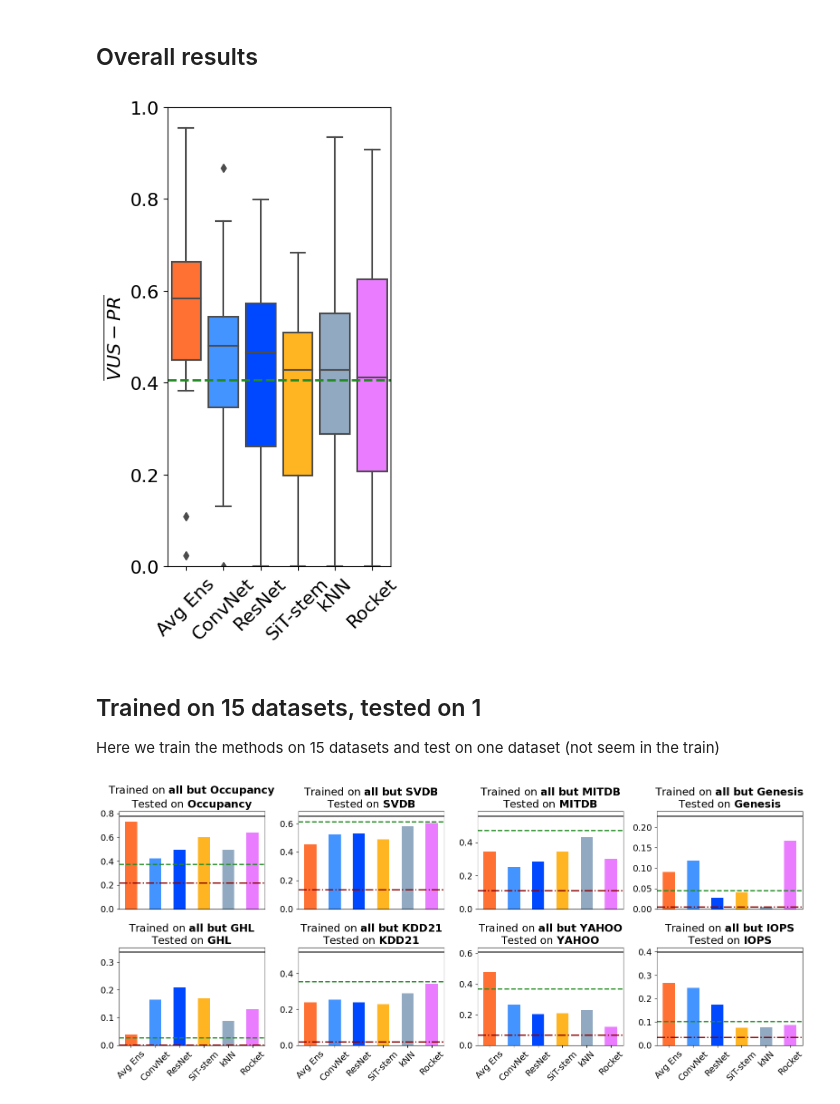
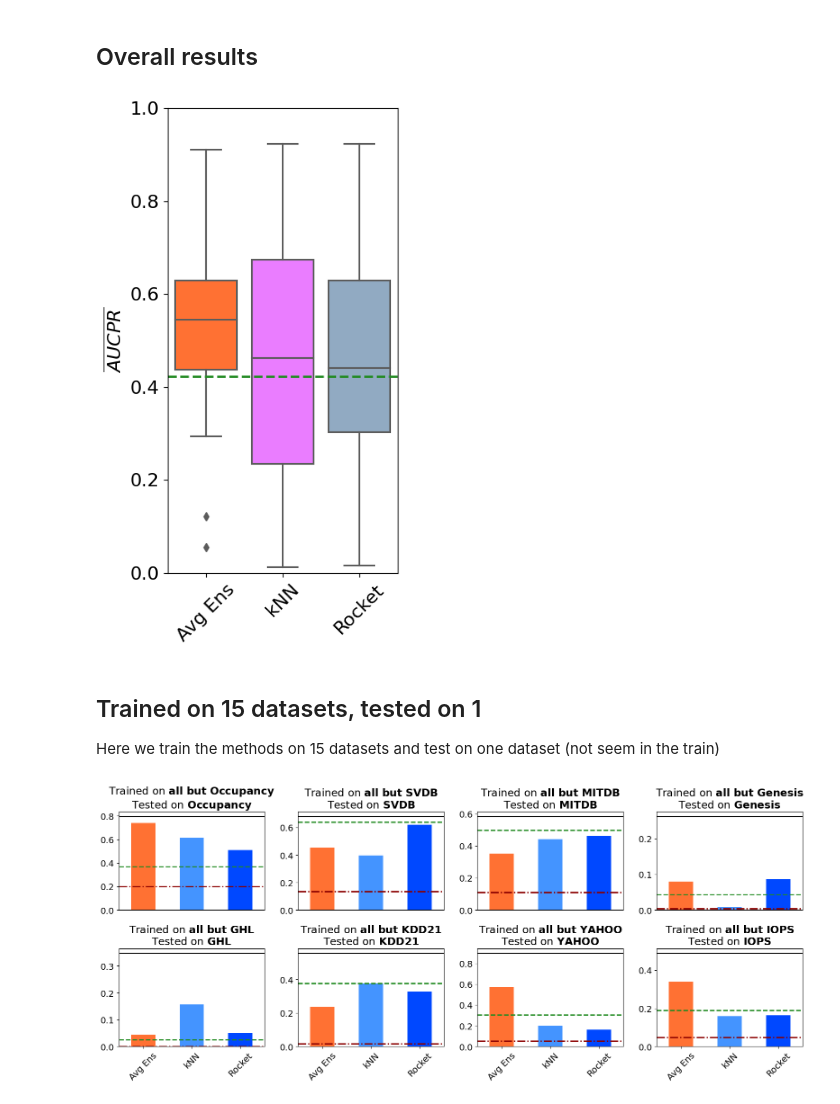
Before and after one commit to boniolp/MSAD, a Jupyter notebook: experiments/accuracy_analysis/unsupervised_evaluation.ipynb, the cells around one changed output. Cells and saved outputs as stored; diff of their text form; code cells hidden in the pictures.

Commit message:
unsuper repro

```diff
--- a/experiments/accuracy_analysis/unsupervised_evaluation.ipynb
+++ b/experiments/accuracy_analysis/unsupervised_evaluation.ipynb
@@ -29,28 +29,32 @@ methods_colors = {
 
 Please select a measure for the analysis. You can choose between VUS_PR and AUC_PR.
 # %%
-measure_name = 'VUS_PR'
+measure_name = 'AUC_PR'
 test_size = 1
 
 # Uncomment this command and all plt.savefig(...) commands to save the generated figures
 # figure_path = 'dummy/path/{}.svg'
 
-all_method_score = ['convnet_default_128_score',
-             'resnet_default_1024_score',
-             'rocket_128_score',
-             'knn_1024_score',
-             'sit_stem_original_512_score',
-             'Avg Ens']
+all_method_score = [
+#     'convnet_default_128_score',
+#     'resnet_default_1024_score',
+#     'sit_stem_original_512_score',
+    'rocket_128_score',
+    'knn_1024_score',
+    'Avg Ens',
+]
 
-all_method_score_name = ['convnet',
-             'resnet',
-             'rocket',
-             'knn',
-             'sit_stem',
-             'Avg Ens']
+all_method_score_name = [
+#     'convnet',
+#     'resnet',
+#     'sit_stem',
+    'rocket',
+    'knn',
+    'Avg Ens',
+]
 # %%
 def read_df(measure_name,test_size,split_number):
-    df = pd.read_csv('../../results/unsupervised_results/{}/testsize_{}_split_{}.csv'.format(measure_name,test_size,split_number))
+    df = pd.read_csv('../../results/unsupervised_results/{}/current_testsize_{}_split_{}.csv'.format(measure_name,test_size,split_number))
     df = df.rename(columns={'Unnamed: 0':'filename'})
     df = df.set_index('filename')
     return df
@@ -97,6 +101,7 @@ template_names = {
     'rocket': "Rocket",
     'knn': "kNN",
     'sit_stem': "SiT-stem",
+    'AUC_PR': 'AUC PR'
 }
 
 final_names = {}
@@ -113,40 +118,49 @@ for length in all_length:
 # %%
 all_dataset = []
 all_methods = None
+curr_names = [
+    'Avg Ens',
+#     'convnet',
+#     'resnet',
+#     'sit_stem',
+    'knn',
+    'rocket'
+]
+
 for split_number in range(16):
     df = read_df(measure_name, test_size, split_number)
     all_dataset.append(df.index[0].split('/')[0])
     all_methods = list(df[all_method_score + ['Oracle', 'best_ad_train', 'worst_ad_test']].mean().index)
 
 df_transfer_res = pd.DataFrame(index=all_dataset, columns=all_methods)
 for split_number in range(16):
     df = read_df(measure_name, test_size, split_number)
     for method in all_methods:
         df_transfer_res.at[df.index[0].split('/')[0], method] = df[method].mean()
 
 df_to_plot = df_transfer_res[all_method_score].subtract(df_transfer_res['worst_ad_test'], axis=0).div(df_transfer_res['Oracle'] - df_transfer_res['worst_ad_test'], axis=0)
 
 order = list(df_to_plot.median().sort_values().index)[::-1]
 
 plt.rcParams.update({'font.size': 16})
 
 my_pal = {"Avg Ens": methods_colors["avg_ens"], "convnet_default_128_score": methods_colors["conv"], "resnet_default_1024_score": methods_colors["conv_2"], 'knn_1024_score': methods_colors["feature_based"], 'rocket_128_score': methods_colors["rocket"], 'sit_stem_original_512_score': methods_colors["sit"]}
-names_graph = [final_names[x] for x in ['Avg Ens', 'convnet', 'resnet', 'sit_stem', 'knn', 'rocket']]
+names_graph = [final_names[x] for x in curr_names]
 
 plt.figure(figsize=(4, 7))
 sns.boxplot(df_to_plot, order=order, palette=my_pal, saturation=1)
 plt.xticks(list(range(len(names_graph))), names_graph, rotation=45)
 plt.ylim(0, 1)
 plt.ylabel(r"$\overline{" + final_names[measure_name] + "}$")
 
 plt.axhline(df_transfer_res['best_ad_train'].subtract(df_transfer_res['worst_ad_test'], axis=0).div(df_transfer_res['Oracle'] - df_transfer_res['worst_ad_test'], axis=0).mean(), linestyle='--', linewidth=2, color=methods_colors['best_ad_train'])
 
 plt.tight_layout()
 # plt.savefig(figure_path.format("11_one_vs_all_1"))
 plt.show()
 plt.close()
 # %% [output]
-[figure, old version]
+[figure, new version]
 # %% [markdown]
 ## Trained on 15 datasets, tested on 1
 
@@ -154,7 +168,7 @@ Here we train the methods on 15 datasets and test on one dataset (not seem in th
 # %%
 plt.rcParams.update({'font.size': 14})
 
-curr_names = ['Avg Ens', 'convnet', 'resnet', 'sit_stem', 'knn', 'rocket']
+
 n_col = 4
 n_row = 2
 fig,  axes = plt.subplots(nrows=n_row,  ncols=n_col, figsize=(16, 7))
@@ -177,4 +191,4 @@ plt.tight_layout()
 plt.show()
 plt.close()
 # %% [output]
-[figure, old version]
+[figure, new version]
```
Also changed, not shown: 1 other file.
